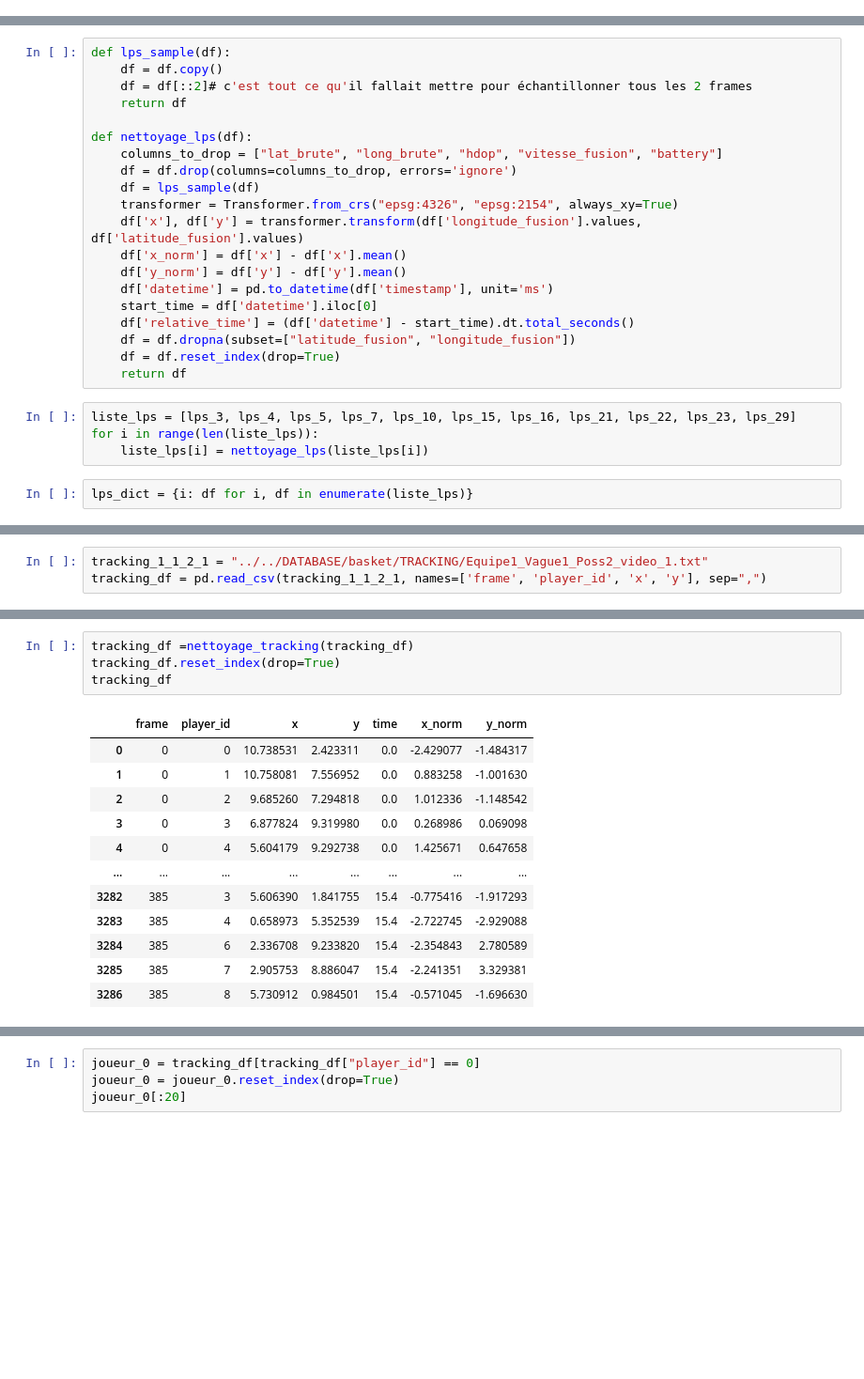
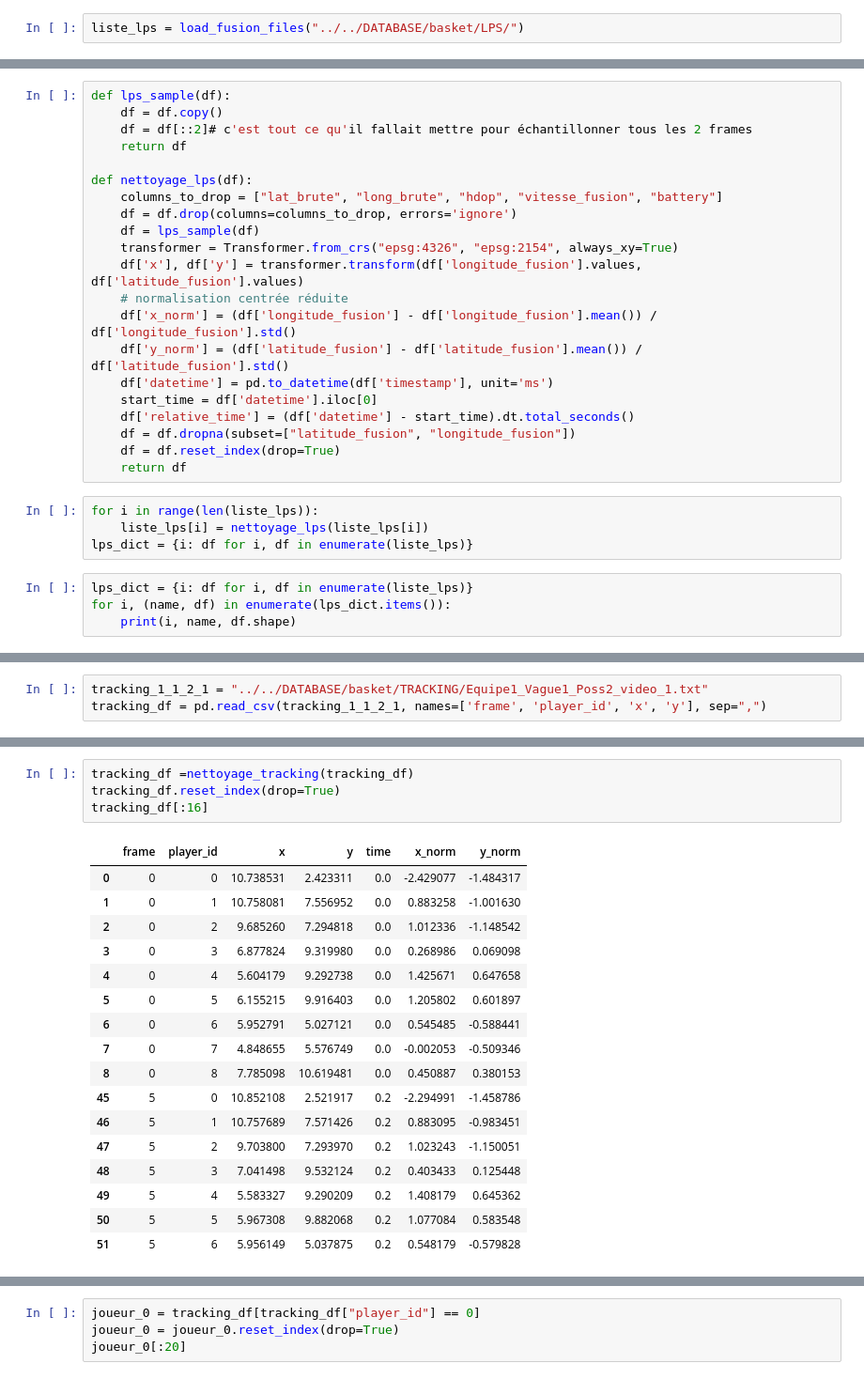
Before and after one commit to Uthmankontao/Stage_DynaTeam, a Jupyter notebook: notebooks/05_basket_viz.ipynb, the cells around one changed output, grey strips where cells are left out. Shown at 94% size. Drawn from its saved outputs; the diff is of its cells as text; blank space fills up the shorter version.

```diff
--- a/notebooks/05_basket_viz.ipynb
+++ b/notebooks/05_basket_viz.ipynb
@@ -39,0 +50,2 @@ lps_29 = pd.read_csv(fusion_29, sep=";")
+# %%
+liste_lps = load_fusion_files("../../DATABASE/basket/LPS/")
@@ -49,8 +65,9 @@ def nettoyage_lps(df):
     df = lps_sample(df)
     transformer = Transformer.from_crs("epsg:4326", "epsg:2154", always_xy=True)
     df['x'], df['y'] = transformer.transform(df['longitude_fusion'].values, df['latitude_fusion'].values)
-    df['x_norm'] = df['x'] - df['x'].mean()
-    df['y_norm'] = df['y'] - df['y'].mean()
+    # normalisation centrée réduite
+    df['x_norm'] = (df['longitude_fusion'] - df['longitude_fusion'].mean()) / df['longitude_fusion'].std()
+    df['y_norm'] = (df['latitude_fusion'] - df['latitude_fusion'].mean()) / df['latitude_fusion'].std()
     df['datetime'] = pd.to_datetime(df['timestamp'], unit='ms')
     start_time = df['datetime'].iloc[0]
     df['relative_time'] = (df['datetime'] - start_time).dt.total_seconds()
@@ -58,8 +75,10 @@ def nettoyage_lps(df):
     df = df.reset_index(drop=True)
     return df
 # %%
-liste_lps = [lps_3, lps_4, lps_5, lps_7, lps_10, lps_15, lps_16, lps_21, lps_22, lps_23, lps_29]
 for i in range(len(liste_lps)):
     liste_lps[i] = nettoyage_lps(liste_lps[i])
+lps_dict = {i: df for i, df in enumerate(liste_lps)}
 # %%
 lps_dict = {i: df for i, df in enumerate(liste_lps)}
+for i, (name, df) in enumerate(lps_dict.items()):
+    print(i, name, df.shape)
@@ -129,17 +165,22 @@ def nettoyage_tracking(df):
 # %%
 tracking_df =nettoyage_tracking(tracking_df)
 tracking_df.reset_index(drop=True)
-tracking_df
+tracking_df[:16]
 # %% [output]
 |  | frame | player_id | x | y | time | x_norm | y_norm |
 | 0 | 0 | 0 | 10.738531 | 2.423311 | 0.0 | -2.429077 | -1.484317 |
 | 1 | 0 | 1 | 10.758081 | 7.556952 | 0.0 | 0.883258 | -1.001630 |
 | 2 | 0 | 2 | 9.685260 | 7.294818 | 0.0 | 1.012336 | -1.148542 |
 | 3 | 0 | 3 | 6.877824 | 9.319980 | 0.0 | 0.268986 | 0.069098 |
 | 4 | 0 | 4 | 5.604179 | 9.292738 | 0.0 | 1.425671 | 0.647658 |
-| ... | ... | ... | ... | ... | ... | ... | ... |
-| 3282 | 385 | 3 | 5.606390 | 1.841755 | 15.4 | -0.775416 | -1.917293 |
-| 3283 | 385 | 4 | 0.658973 | 5.352539 | 15.4 | -2.722745 | -2.929088 |
-| 3284 | 385 | 6 | 2.336708 | 9.233820 | 15.4 | -2.354843 | 2.780589 |
-| 3285 | 385 | 7 | 2.905753 | 8.886047 | 15.4 | -2.241351 | 3.329381 |
-| 3286 | 385 | 8 | 5.730912 | 0.984501 | 15.4 | -0.571045 | -1.696630 |
+| 5 | 0 | 5 | 6.155215 | 9.916403 | 0.0 | 1.205802 | 0.601897 |
+| 6 | 0 | 6 | 5.952791 | 5.027121 | 0.0 | 0.545485 | -0.588441 |
+| 7 | 0 | 7 | 4.848655 | 5.576749 | 0.0 | -0.002053 | -0.509346 |
+| 8 | 0 | 8 | 7.785098 | 10.619481 | 0.0 | 0.450887 | 0.380153 |
+| 45 | 5 | 0 | 10.852108 | 2.521917 | 0.2 | -2.294991 | -1.458786 |
+| 46 | 5 | 1 | 10.757689 | 7.571426 | 0.2 | 0.883095 | -0.983451 |
+| 47 | 5 | 2 | 9.703800 | 7.293970 | 0.2 | 1.023243 | -1.150051 |
+| 48 | 5 | 3 | 7.041498 | 9.532124 | 0.2 | 0.403433 | 0.125448 |
+| 49 | 5 | 4 | 5.583327 | 9.290209 | 0.2 | 1.408179 | 0.645362 |
+| 50 | 5 | 5 | 5.967308 | 9.882068 | 0.2 | 1.077084 | 0.583548 |
+| 51 | 5 | 6 | 5.956149 | 5.037875 | 0.2 | 0.548179 | -0.579828 |
```
Also changed, not shown: parts of 43 cells of this notebook, 4 other files.
